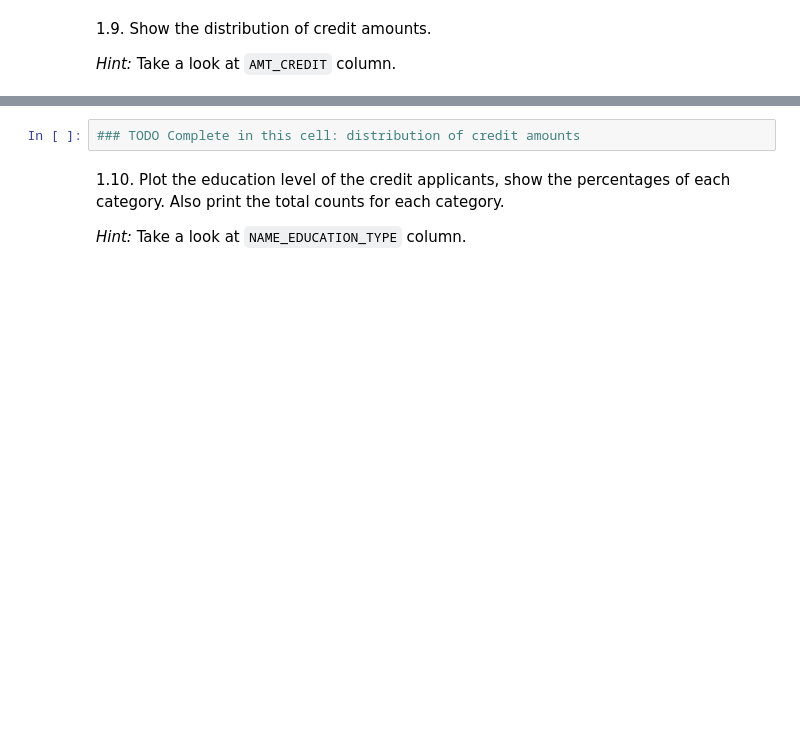
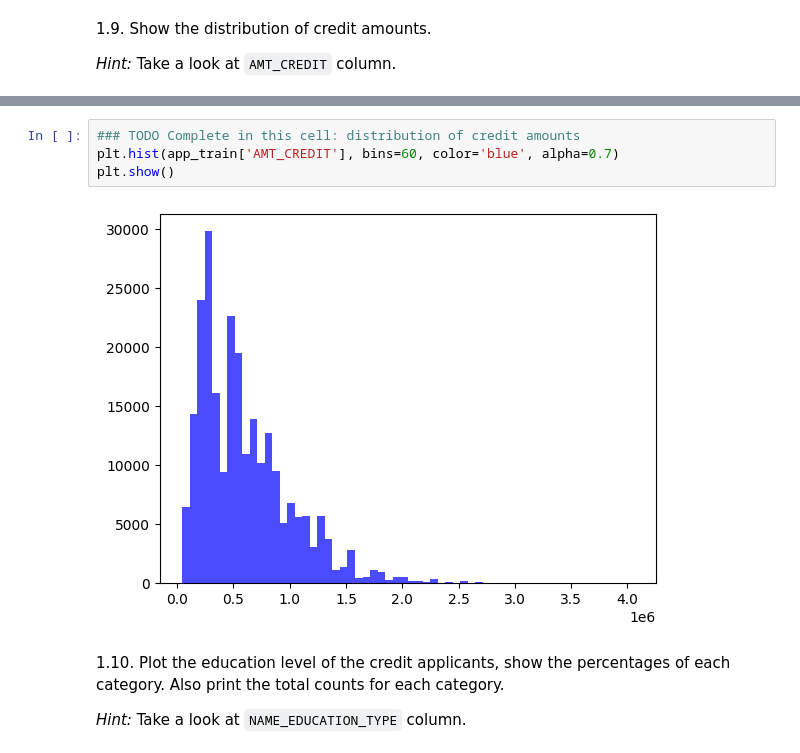
Before and after one commit to KevinFernandez21/sprint2Anyone, a Jupyter notebook: AnyoneAI - Sprint Project 02.ipynb, the cells around one changed output, grey strips where cells are left out. Drawn from its saved outputs; the diff is of its cells as text; blank space fills up the shorter version.

```diff
--- a/AnyoneAI - Sprint Project 02.ipynb
+++ b/AnyoneAI - Sprint Project 02.ipynb
@@ -160,5 +268,9 @@ COMMONAREA_MEDI   121000      62.9
 # %%
 ### TODO Complete in this cell: distribution of credit amounts
+plt.hist(app_train['AMT_CREDIT'], bins=60, color='blue', alpha=0.7)
+plt.show()
+# %% [output]
+[figure, added]
 # %% [markdown]
 1.10. Plot the education level of the credit applicants, show the percentages of each category. Also print the total counts for each category.
 
```
Also changed, not shown: parts of 36 cells of this notebook, 2 other files.
